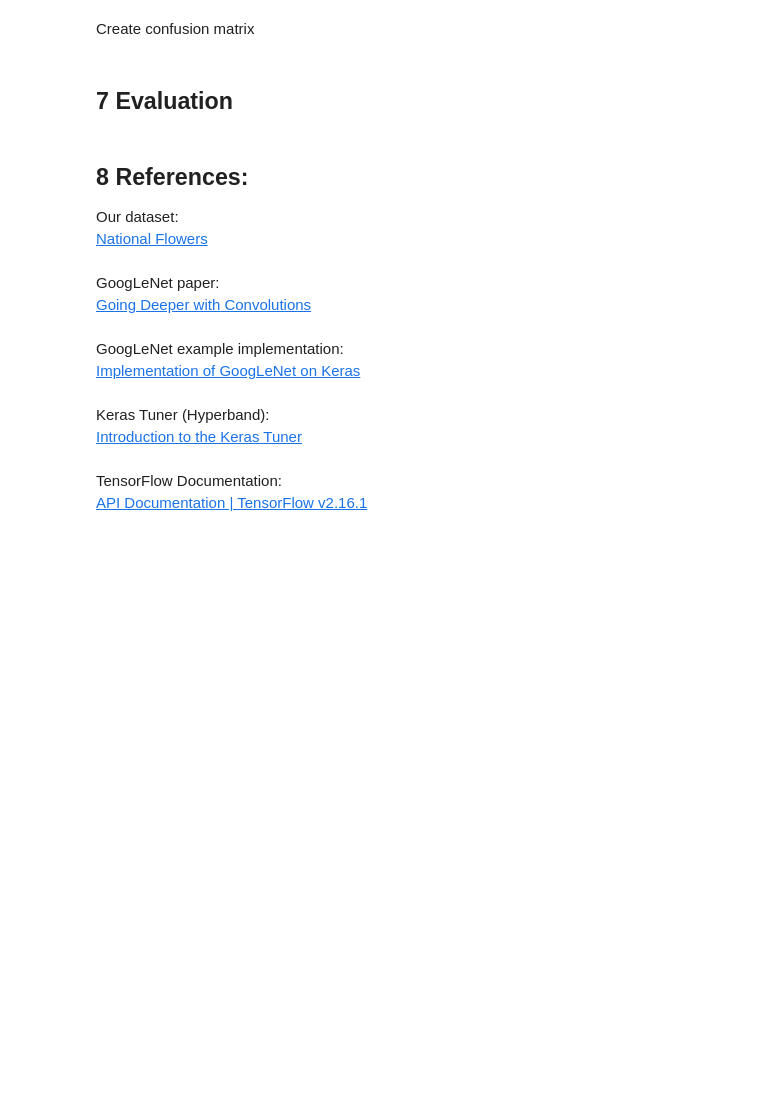
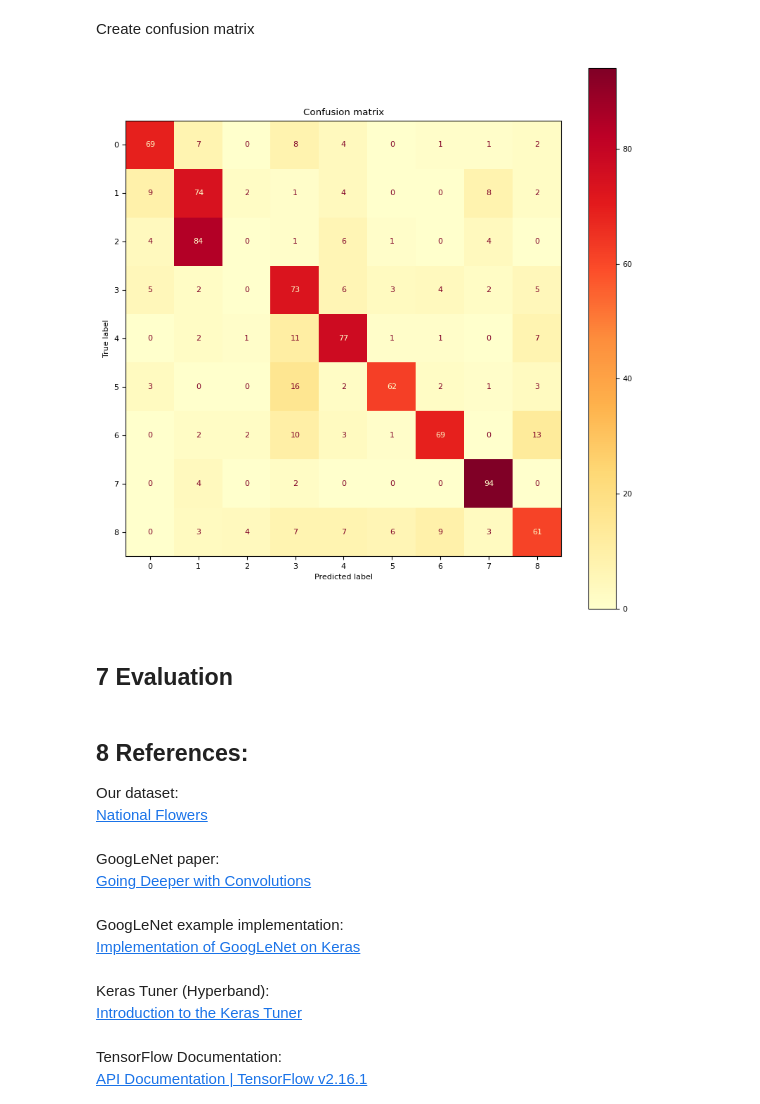
Before and after one commit to oOoOoOo0o/CS4287-assignment2, a Jupyter notebook: CS4287-Assign2-20251971-21304149-24267201.ipynb, the cells around one changed output. Drawn from its saved outputs; the diff is of its cells as text; code cells hidden in the pictures; blank space fills up the shorter version.

```diff
--- a/CS4287-Assign2-20251971-21304149-24267201.ipynb
+++ b/CS4287-Assign2-20251971-21304149-24267201.ipynb
@@ -137,7 +135,6 @@ The next preprocessing step is <b>normalisation</b>. We will use min-max normali
 # x represents image data so we divide it by 255 to normalise each image's pixel values
 train_ds = train_ds.map(lambda x, y: (x / 255.0, y))
 valid_ds = valid_ds.map(lambda x, y: (x / 255.0, y))
-test_ds = test_ds.map(lambda x, y: (x / 255.0, y))
 # %% [markdown]
 ### 1.2 Data visualisation
 
@@ -586,25 +594,25 @@ def print_evaluation(name, evaluation):
     print(f'{name} test loss: {round(evaluation[0], 4)}')
     print(f'{name} test accuracy: {round(evaluation[1]*100, 1)}%')
     print(f'{name} test precision: {round(evaluation[2]*100, 1)}%')
-    print(f'{name} test recall: {round(evaluation[3]*100, 1)}%\n')
+    print(f'{name} test recall: {round(evaluation[3]*100, 1)}%')
 
 googlenet_evaluations = []
 
 # Printing test results for each model
 for idx, model in enumerate(googlenet_models):
-    evaluation = model.evaluate(full_train_ds, batch_size=128)
-    print_evaluation(f'GoogLeNet {idx}', evaluation)
+    evaluation = model.evaluate(test_ds)
+    print_evaluation(f'GoogLeNet {idx+1}', evaluation)
     googlenet_evaluations.append(evaluation)
 
 # Getting the average evaluation scores for all models
 googlenet_evaluations = np.sum(googlenet_evaluations, axis=0)
-avg_loss = round((googlenet_evaluations[0] / 3), 4)
-avg_accuracy = round((googlenet_evaluations[1] / 3), 4)
-avg_precision = round((googlenet_evaluations[2] / 3), 4)
-avg_recall = round((googlenet_evaluations[3] / 3), 4)
+avg_loss = round((googlenet_evaluations[0] / 5), 4)
+avg_accuracy = round((googlenet_evaluations[1] / 5), 4)
+avg_precision = round((googlenet_evaluations[2] / 5), 4)
+avg_recall = round((googlenet_evaluations[3] / 5), 4)
 
 # Print the average metrics
-print("\nAverage loss:", avg_loss)
-print("Average accuracy:", avg_accuracy*100, "%")
-print("Average Precision:", avg_precision*100, "%")
-print("Average Recall:", avg_recall*100, "%")
+print(f'\nAverage loss: {avg_loss}')
+print(f'Average accuracy: {avg_accuracy*100}%')
+print(f'Average Precision: {avg_precision*100}%')
+print(f'Average Recall: {avg_recall*100}%')
@@ -631,22 +697,22 @@ avg_googlenet_evaluation.append(recall_score(y_test, avg_googlenet_pred))
 # %% [markdown]
 Create confusion matrix
 # %%
-# todo: unfinished
 # Computing confusion matrix
-cm = confusion_matrix(y_true_classes, y_pred_classes)
+cm = confusion_matrix(y_true, avg_googlenet_predictions)
 classes = [str(i) for i in range(NB_CLASSES)]
 cm_display = ConfusionMatrixDisplay(cm)
 
-# The matrix is 100x100 so the following lines make it a bit more visually accessible
-fig, ax = plt.subplots(figsize=(12, 12), dpi=200)
+fig, ax = plt.subplots(figsize=(10, 10))
 plt.rcParams.update({"font.size": 8})
 
 # Plotting confusion matrix
-cm_display.plot(ax=ax, cmap="YlOrRd", xticks_rotation="vertical")
+cm_display.plot(ax=ax, cmap="YlOrRd")
 plt.title("Confusion matrix")
 plt.ylabel("True label")
 plt.xlabel("Predicted label")
 plt.show()
+# %% [output]
+[figure, added]
 # %% [markdown]
 ## 7 Evaluation
 # %% [markdown]
```
Also changed, not shown: parts of 6 cells of this notebook.
